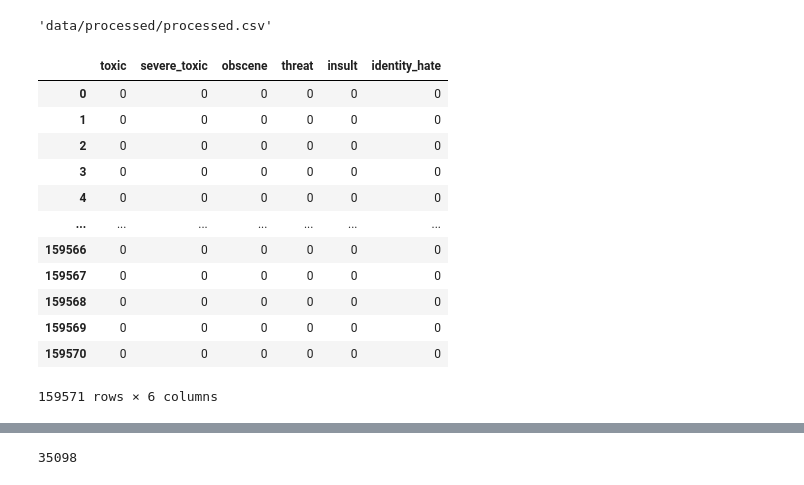
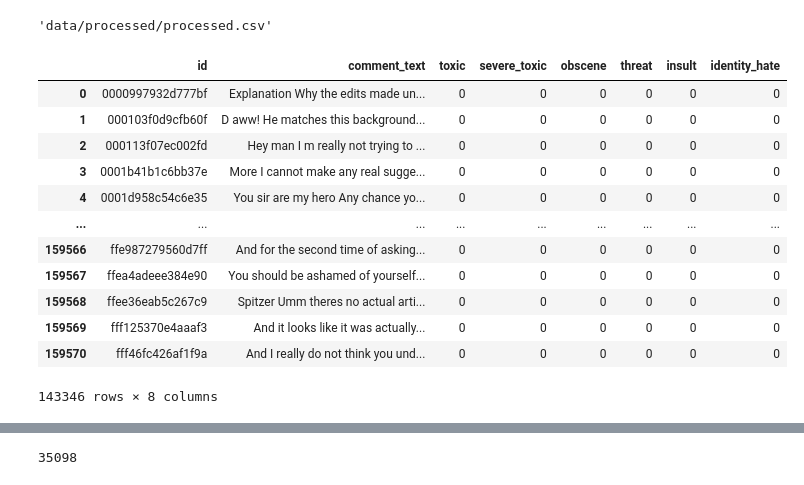
Before and after one commit to RehanShaikh-ai/jigsaw-text-moderation, a Jupyter notebook: notebooks/experiment.ipynb, the cells around one changed output, grey strips where cells are left out. Cells and saved outputs as stored; diff of their text form; code cells hidden in the pictures.

```diff
--- a/notebooks/experiment.ipynb
+++ b/notebooks/experiment.ipynb
@@ -128,18 +128,18 @@ processed
 # %%
 null = pd.read_csv("../data/processed/processed.csv")
 # %%
-null[["toxic", "severe_toxic", "obscene", "threat", "insult", "identity_hate"]]
+null[null[["toxic", "severe_toxic", "obscene", "threat", "insult", "identity_hate"]].sum(axis=1)==0]
 # %% [output]
-|  | toxic | severe_toxic | obscene | threat | insult | identity_hate |
-| 0 | 0 | 0 | 0 | 0 | 0 | 0 |
-| 1 | 0 | 0 | 0 | 0 | 0 | 0 |
-| 2 | 0 | 0 | 0 | 0 | 0 | 0 |
-| 3 | 0 | 0 | 0 | 0 | 0 | 0 |
-| 4 | 0 | 0 | 0 | 0 | 0 | 0 |
-| ... | ... | ... | ... | ... | ... | ... |
-| 159566 | 0 | 0 | 0 | 0 | 0 | 0 |
-| 159567 | 0 | 0 | 0 | 0 | 0 | 0 |
-| 159568 | 0 | 0 | 0 | 0 | 0 | 0 |
-| 159569 | 0 | 0 | 0 | 0 | 0 | 0 |
-| 159570 | 0 | 0 | 0 | 0 | 0 | 0 |
+|  | id | comment_text | toxic | severe_toxic | obscene | threat | insult | identity_hate |
+| 0 | 0000997932d777bf | Explanation Why the edits made un... | 0 | 0 | 0 | 0 | 0 | 0 |
+| 1 | 000103f0d9cfb60f | D aww! He matches this background... | 0 | 0 | 0 | 0 | 0 | 0 |
+| 2 | 000113f07ec002fd | Hey man I m really not trying to ... | 0 | 0 | 0 | 0 | 0 | 0 |
+| 3 | 0001b41b1c6bb37e | More I cannot make any real sugge... | 0 | 0 | 0 | 0 | 0 | 0 |
+| 4 | 0001d958c54c6e35 | You sir are my hero Any chance yo... | 0 | 0 | 0 | 0 | 0 | 0 |
+| ... | ... | ... | ... | ... | ... | ... | ... | ... |
+| 159566 | ffe987279560d7ff | And for the second time of asking... | 0 | 0 | 0 | 0 | 0 | 0 |
+| 159567 | ffea4adeee384e90 | You should be ashamed of yourself... | 0 | 0 | 0 | 0 | 0 | 0 |
+| 159568 | ffee36eab5c267c9 | Spitzer Umm theres no actual arti... | 0 | 0 | 0 | 0 | 0 | 0 |
+| 159569 | fff125370e4aaaf3 | And it looks like it was actually... | 0 | 0 | 0 | 0 | 0 | 0 |
+| 159570 | fff46fc426af1f9a | And I really do not think you und... | 0 | 0 | 0 | 0 | 0 | 0 |
-159571 rows × 6 columns
+143346 rows × 8 columns
```
Also changed, not shown: parts of 3 cells of this notebook, 7 other files.
